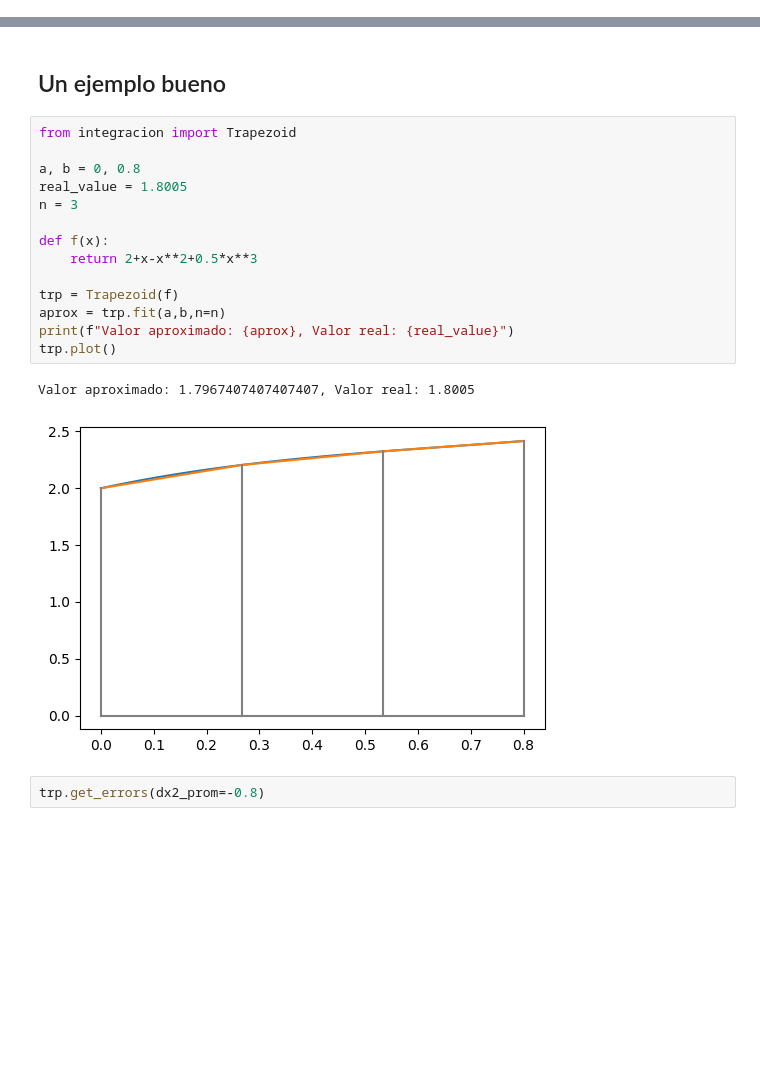
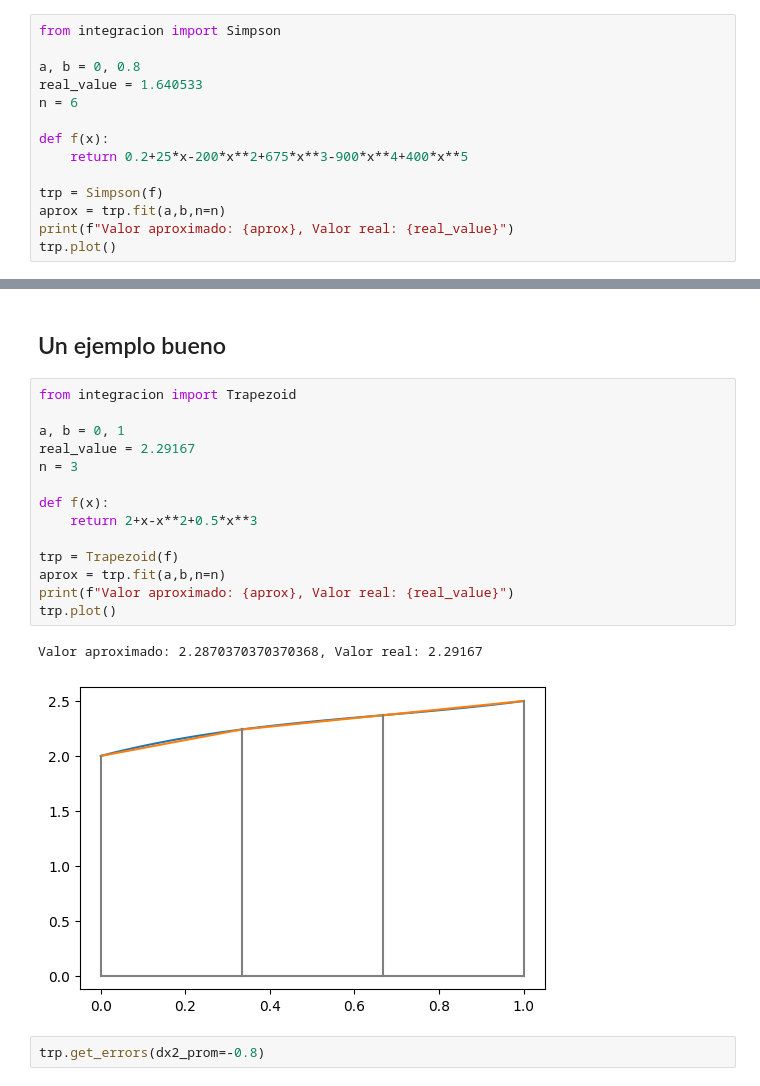
Before and after one commit to gmauricio-toledo/UNISON-teaching, a Jupyter notebook: integración.ipynb, the cells around one changed output, grey strips where cells are left out. Cells and saved outputs as stored; diff of their text form; blank space fills up the shorter version.

Commit message:
fix minor error in Simpson

```diff
--- a/integración.ipynb
+++ b/integración.ipynb
@@ -116,3 +116,17 @@ Valor aproximado: 1.6402773442560017, Valor real: 1.640533
 trp.get_errors(dx2_prom=-60)
 # %% [output]
 Error aproximado: 2.5600000000000005
+# %%
+from integracion import Simpson
+
+a, b = 0, 0.8
+real_value = 1.640533
+n = 6
+
+def f(x):
+    return 0.2+25*x-200*x**2+675*x**3-900*x**4+400*x**5
+
+trp = Simpson(f)
+aprox = trp.fit(a,b,n=n)
+print(f"Valor aproximado: {aprox}, Valor real: {real_value}")
+trp.plot()
@@ -121,20 +138,20 @@ Error aproximado: 2.5600000000000005
 # %%
 from integracion import Trapezoid
 
-a, b = 0, 0.8
-real_value = 1.8005
+a, b = 0, 1
+real_value = 2.29167
 n = 3
 
 def f(x):
     return 2+x-x**2+0.5*x**3
 
 trp = Trapezoid(f)
 aprox = trp.fit(a,b,n=n)
 print(f"Valor aproximado: {aprox}, Valor real: {real_value}")
 trp.plot()
 # %% [output]
-Valor aproximado: 1.7967407407407407, Valor real: 1.8005
+Valor aproximado: 2.2870370370370368, Valor real: 2.29167
-[figure, old version]
+[figure, new version]
 # %%
 trp.get_errors(dx2_prom=-0.8)
 # %% [output]
```
Also changed, not shown: parts of 9 cells of this notebook, 1 other file.
